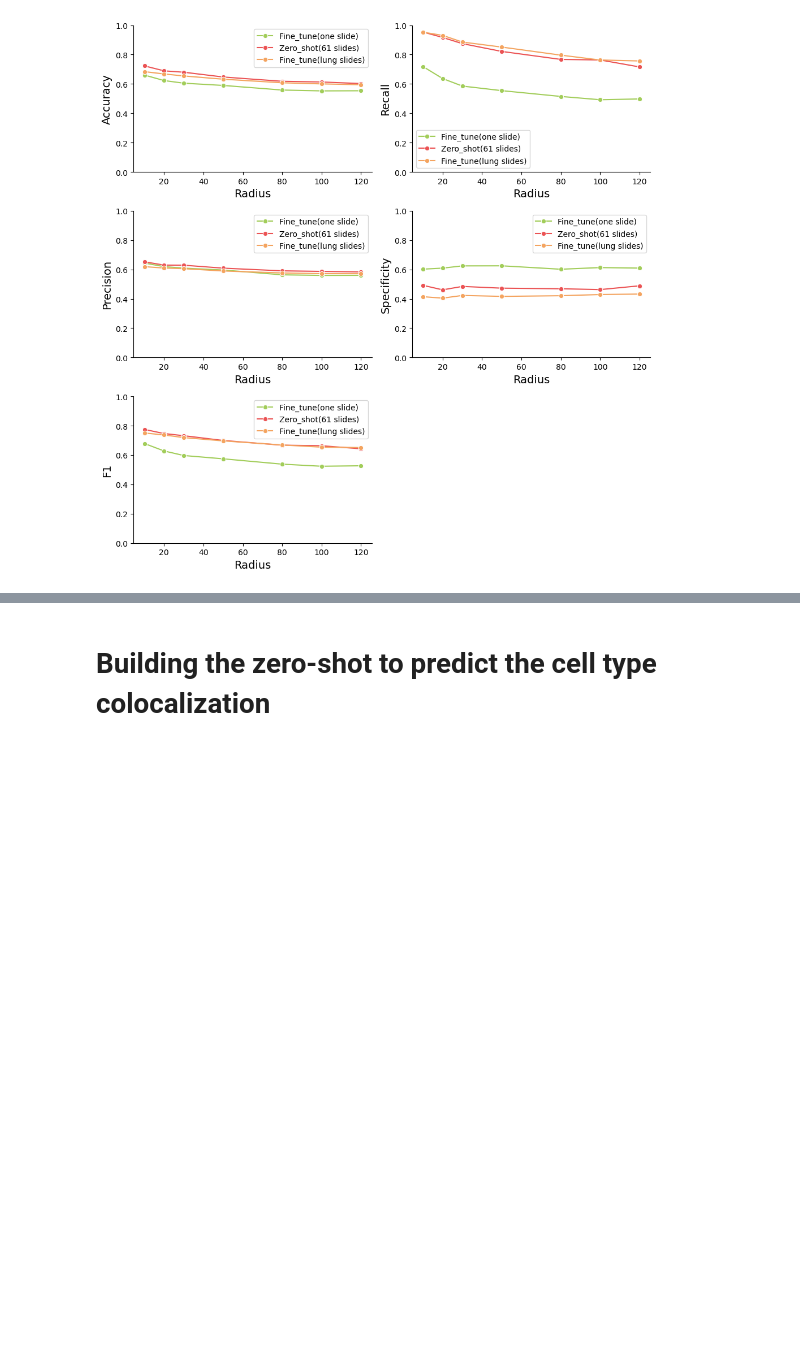
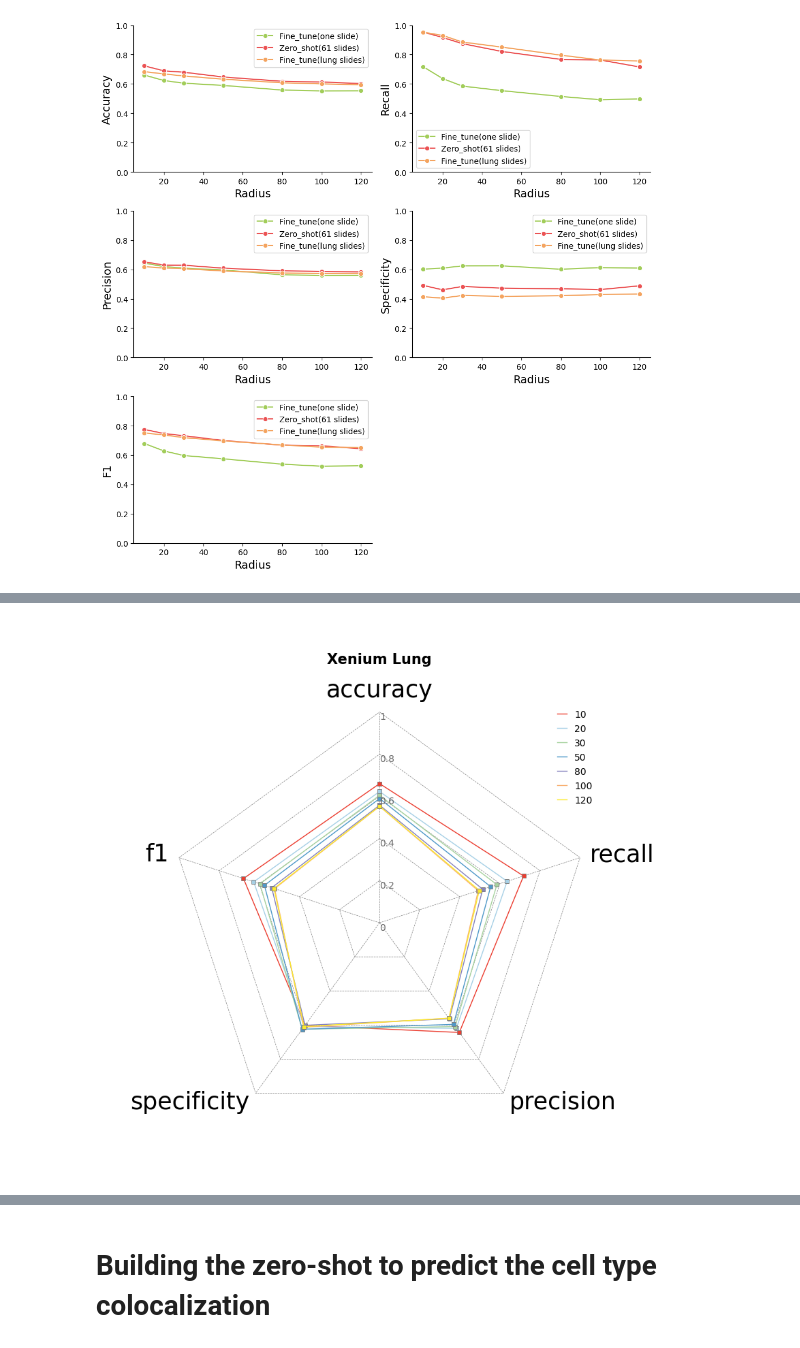
Before and after one commit to TerminatorJ/Spatialformer, a Jupyter notebook: downstream/cell_cell_communication/cell_cell_communication_zero_shot_cross_slide.ipynb, the cells around one changed output, grey strips where cells are left out. Saved outputs shown, nothing was run; the diff lists cells and outputs as text; code cells hidden in the pictures; blank space fills up the shorter version.

```diff
--- a/downstream/cell_cell_communication/cell_cell_communication_zero_shot_cross_slide.ipynb
+++ b/downstream/cell_cell_communication/cell_cell_communication_zero_shot_cross_slide.ipynb
@@ -88,0 +112,9 @@ plt.show()
+# %%
+Xe_Lung.drop(["Unnamed: 0"], axis=1, inplace=True)
+# %%
+Mf_Breast.index = Mf_Breast.index.astype(str)
+Mf_Lung.index = Mf_Lung.index.astype(str)
+Mf_Colon.index = Mf_Colon.index.astype(str)
+Xe_CRC.index = Xe_CRC.index.astype(str)
+Xe_Lung.index = Xe_Lung.index.astype(str)
+Xe_Breast.index = Xe_Lung.index.astype(str)
@@ -88,0 +153,44 @@ plt.show()
+# %%
+
+#drop the test text
+Xe_Lung.columns = Xe_Lung.columns.map(lambda x: x.replace("test_",""))
+# %%
+from pycirclize import Circos
+import pandas as pd
+
+
+# Initialize Circos instance for radar chart plot
+circos = Circos.radar_chart(
+    Xe_Lung,
+    vmax=1,
+    vmin=0,
+    bg_color="white",
+    marker_size=4,
+    circular=False,
+    fill=False,
+    grid_interval_ratio=0.2,
+    cmap={
+        str(10): "#EC3E31",
+        str(20): "#A6D0E6",
+        str(30): "#A8D3A0",
+        str(50): "#4F99C9",
+        str(80): "#8582BD",
+        str(100): "#F8B072",
+        str(120): "#FBEA2E",
+    },
+    label_kws_handler=lambda _: dict(size=25),
+    line_kws_handler=lambda _: dict(lw=1, ls="solid"),
+    marker_kws_handler=lambda _: dict(marker="s", ec="grey", lw=0.5)
+)
+circos.text("Xenium Lung", r=125, size=15, weight="bold")
+
+# Now it's safe to access circos.ax to customize the plot
+# custom_grid_values = [0.2, 0.4, 0.6, 0.8, 1.0]
+
+
+# Plot figure & set legend on upper right
+fig = circos.plotfig()
+_ = circos.ax.legend(loc="upper right")
+fig.savefig("/scratch/project_465001820/Spatialformer/downstream/cell_cell_communication/figures/Xenium_Lung.png", dpi=300)
+# %% [output]
+[figure, added]
```
Also changed, not shown: parts of 15 cells of this notebook, 43 other files.
